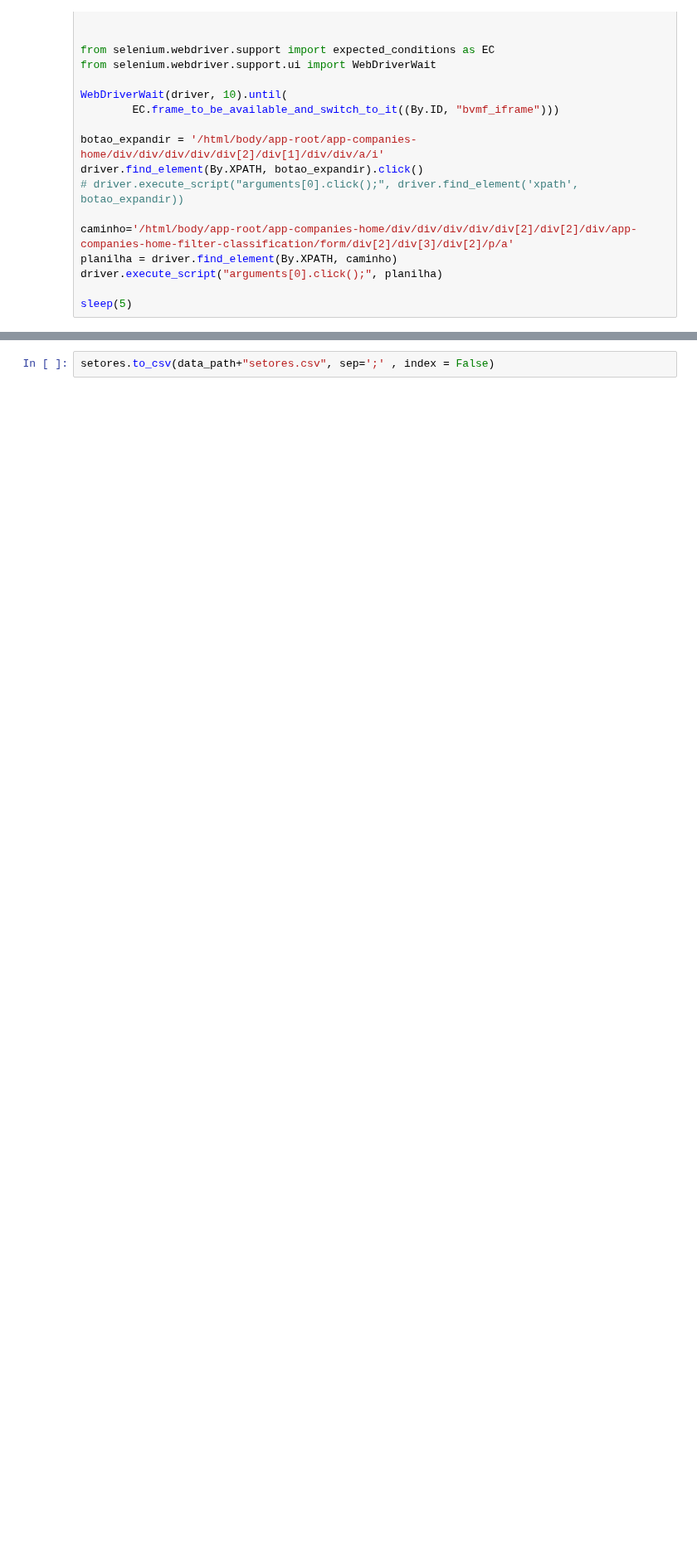
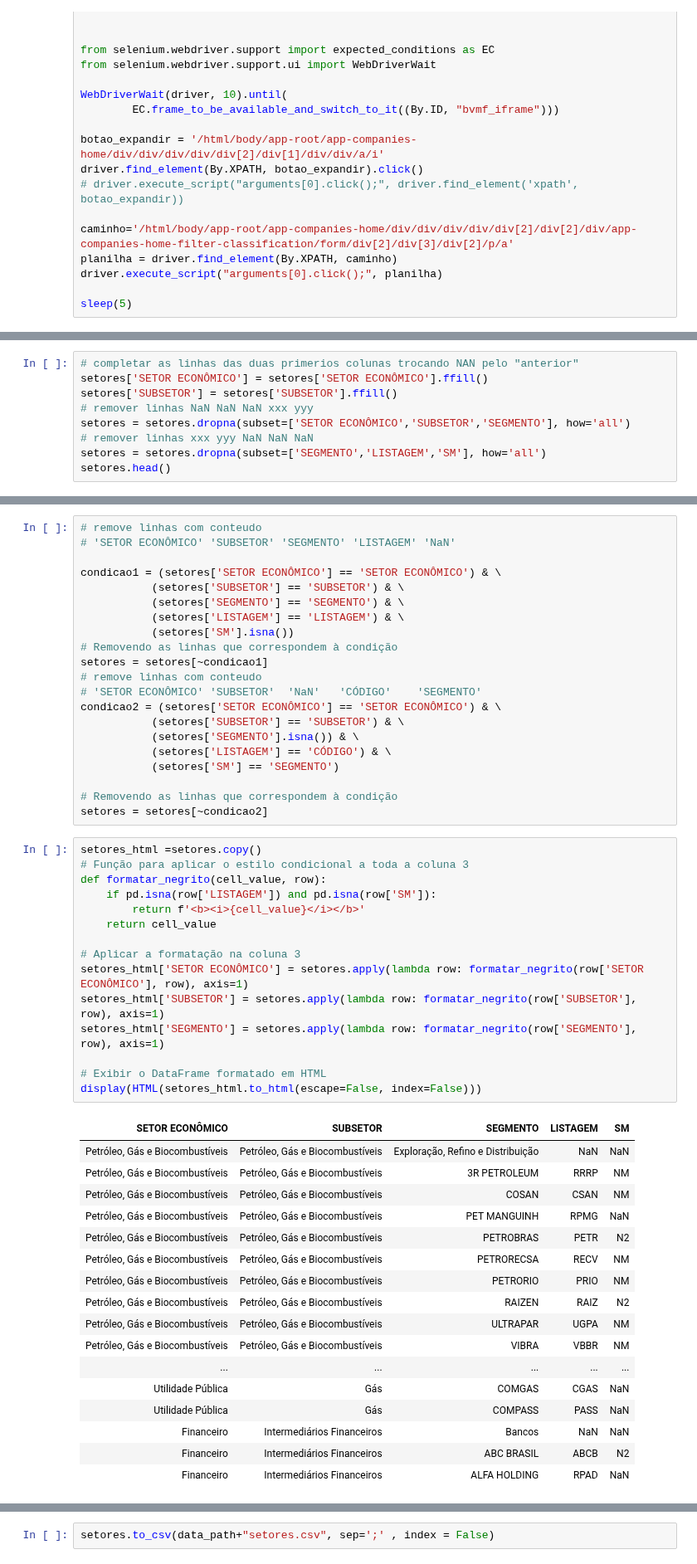
Before and after one commit to BDonadelli/Finance-playground, a Jupyter notebook: DT_B3_setores.ipynb, the cells around one changed output, grey strips where cells are left out. Shown at 83% size. Cells and saved outputs as stored; diff of their text form; blank space fills up the shorter version.

```diff
--- a/DT_B3_setores.ipynb
+++ b/DT_B3_setores.ipynb
@@ -67,0 +55,9 @@ display(HTML(setores.to_html(index=False)))
+# %%
+# completar as linhas das duas primerios colunas trocando NAN pelo "anterior"
+setores['SETOR ECONÔMICO'] = setores['SETOR ECONÔMICO'].ffill()
+setores['SUBSETOR'] = setores['SUBSETOR'].ffill()
+# remover linhas NaN NaN NaN xxx yyy
+setores = setores.dropna(subset=['SETOR ECONÔMICO','SUBSETOR','SEGMENTO'], how='all')
+# remover linhas xxx yyy NaN NaN NaN
+setores = setores.dropna(subset=['SEGMENTO','LISTAGEM','SM'], how='all')
+setores.head()
@@ -67,0 +71,54 @@ display(HTML(setores.to_html(index=False)))
+# %%
+# remove linhas com conteudo
+# 'SETOR ECONÔMICO' 'SUBSETOR' 'SEGMENTO' 'LISTAGEM' 'NaN'
+
+condicao1 = (setores['SETOR ECONÔMICO'] == 'SETOR ECONÔMICO') & \
+           (setores['SUBSETOR'] == 'SUBSETOR') & \
+           (setores['SEGMENTO'] == 'SEGMENTO') & \
+           (setores['LISTAGEM'] == 'LISTAGEM') & \
+           (setores['SM'].isna())
+# Removendo as linhas que correspondem à condição
+setores = setores[~condicao1]
+# remove linhas com conteudo
+# 'SETOR ECONÔMICO'	'SUBSETOR'	'NaN'	'CÓDIGO'	'SEGMENTO'
+condicao2 = (setores['SETOR ECONÔMICO'] == 'SETOR ECONÔMICO') & \
+           (setores['SUBSETOR'] == 'SUBSETOR') & \
+           (setores['SEGMENTO'].isna()) & \
+           (setores['LISTAGEM'] == 'CÓDIGO') & \
+           (setores['SM'] == 'SEGMENTO')
+
+# Removendo as linhas que correspondem à condição
+setores = setores[~condicao2]
+# %%
+setores_html =setores.copy()
+# Função para aplicar o estilo condicional a toda a coluna 3
+def formatar_negrito(cell_value, row):
+    if pd.isna(row['LISTAGEM']) and pd.isna(row['SM']):
+        return f'<b><i>{cell_value}</i></b>'
+    return cell_value
+
+# Aplicar a formatação na coluna 3
+setores_html['SETOR ECONÔMICO'] = setores.apply(lambda row: formatar_negrito(row['SETOR ECONÔMICO'], row), axis=1)
+setores_html['SUBSETOR'] = setores.apply(lambda row: formatar_negrito(row['SUBSETOR'], row), axis=1)
+setores_html['SEGMENTO'] = setores.apply(lambda row: formatar_negrito(row['SEGMENTO'], row), axis=1)
+
+# Exibir o DataFrame formatado em HTML
+display(HTML(setores_html.to_html(escape=False, index=False)))
+# %% [output]
+| SETOR ECONÔMICO | SUBSETOR | SEGMENTO | LISTAGEM | SM |
+| Petróleo, Gás e Biocombustíveis | Petróleo, Gás e Biocombustíveis | Exploração, Refino e Distribuição | NaN | NaN |
+| Petróleo, Gás e Biocombustíveis | Petróleo, Gás e Biocombustíveis | 3R PETROLEUM | RRRP | NM |
+| Petróleo, Gás e Biocombustíveis | Petróleo, Gás e Biocombustíveis | COSAN | CSAN | NM |
+| Petróleo, Gás e Biocombustíveis | Petróleo, Gás e Biocombustíveis | PET MANGUINH | RPMG | NaN |
+| Petróleo, Gás e Biocombustíveis | Petróleo, Gás e Biocombustíveis | PETROBRAS | PETR | N2 |
+| Petróleo, Gás e Biocombustíveis | Petróleo, Gás e Biocombustíveis | PETRORECSA | RECV | NM |
+| Petróleo, Gás e Biocombustíveis | Petróleo, Gás e Biocombustíveis | PETRORIO | PRIO | NM |
+| Petróleo, Gás e Biocombustíveis | Petróleo, Gás e Biocombustíveis | RAIZEN | RAIZ | N2 |
+| Petróleo, Gás e Biocombustíveis | Petróleo, Gás e Biocombustíveis | ULTRAPAR | UGPA | NM |
+| Petróleo, Gás e Biocombustíveis | Petróleo, Gás e Biocombustíveis | VIBRA | VBBR | NM |
+| ... | ... | ... | ... | ... |
+| Utilidade Pública | Gás | COMGAS | CGAS | NaN |
+| Utilidade Pública | Gás | COMPASS | PASS | NaN |
+| Financeiro | Intermediários Financeiros | Bancos | NaN | NaN |
+| Financeiro | Intermediários Financeiros | ABC BRASIL | ABCB | N2 |
+| Financeiro | Intermediários Financeiros | ALFA HOLDING | RPAD | NaN |
```
Also changed, not shown: parts of 7 cells of this notebook, 7 other files.
